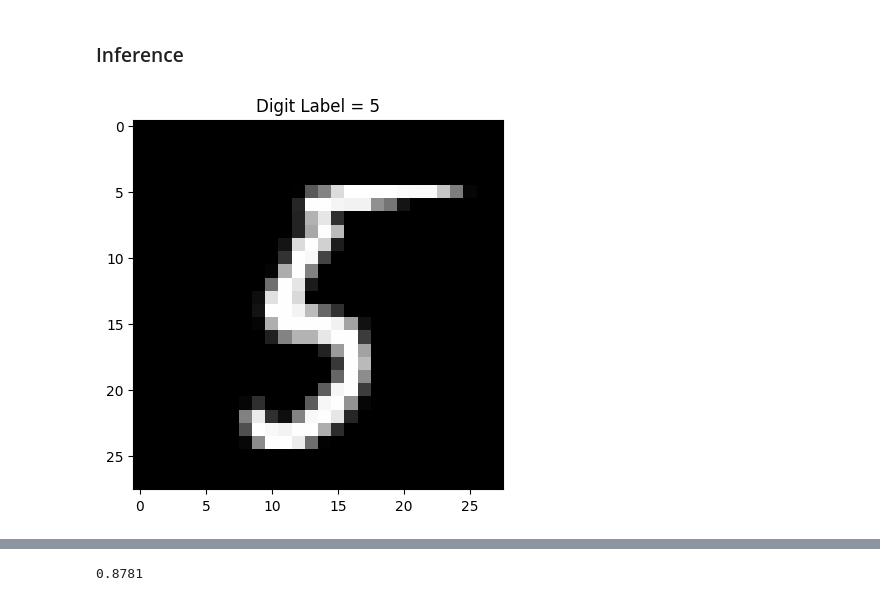
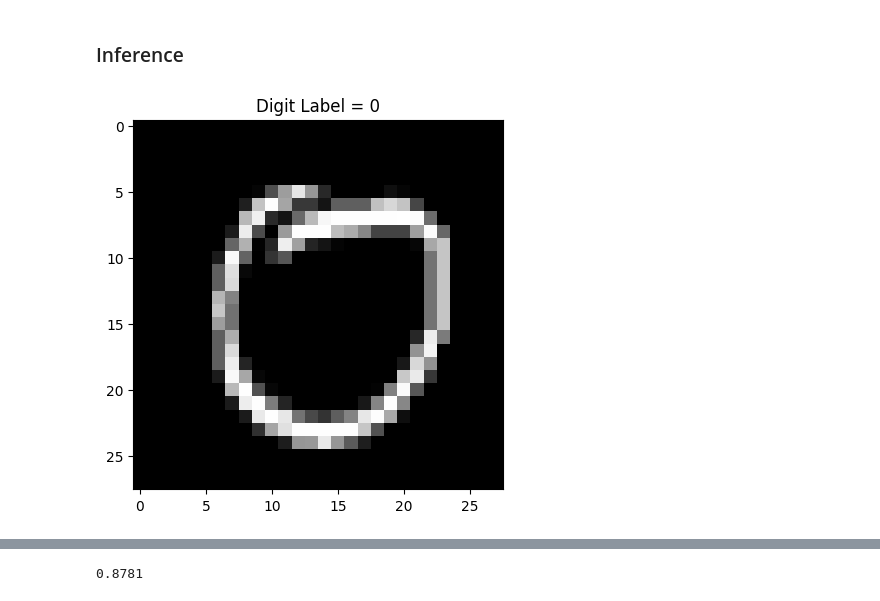
Before and after one commit to ttnhathuy313/basic-logistic-regression, a Jupyter notebook: main-mnist-multiclass.ipynb, the cells around one changed output, grey strips where cells are left out. Drawn from its saved outputs; the diff is of its cells as text; code cells hidden in the pictures.

```diff
--- a/main-mnist-multiclass.ipynb
+++ b/main-mnist-multiclass.ipynb
@@ -124,9 +138,9 @@ X_test = data_test.drop('label', axis=1).values
 X_test = np.concatenate((np.ones((X_test.shape[0], 1)), X_test), axis=1)
 y_test = data_test['label'].values
 # %%
-draw_digit(data_test, 2003)
+draw_digit(data_test, 2023)
 # %% [output]
-[figure, old version]
+[figure, new version]
 # %%
 infer(np.array([X_test[2003]]), optimal_points)
 # %% [output]
```
Also changed, not shown: parts of 15 cells of this notebook.
